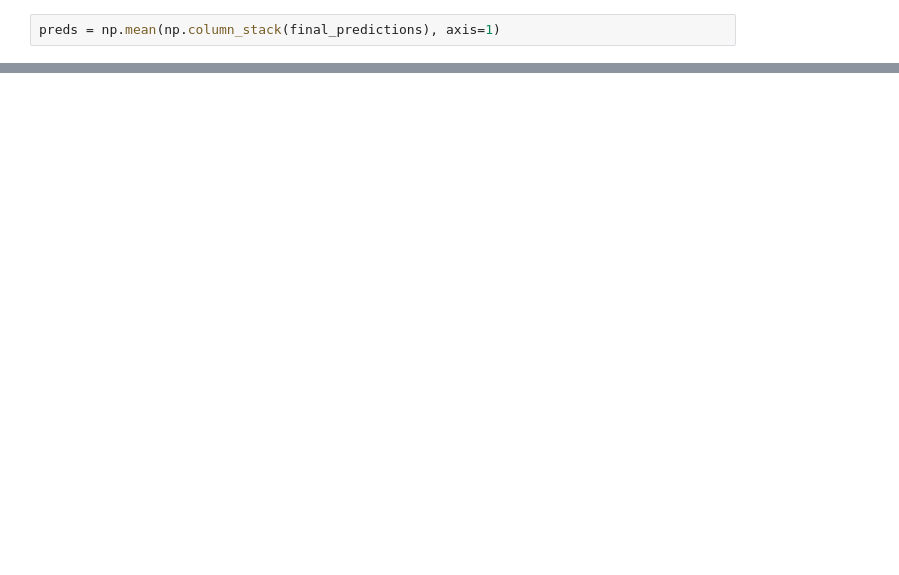
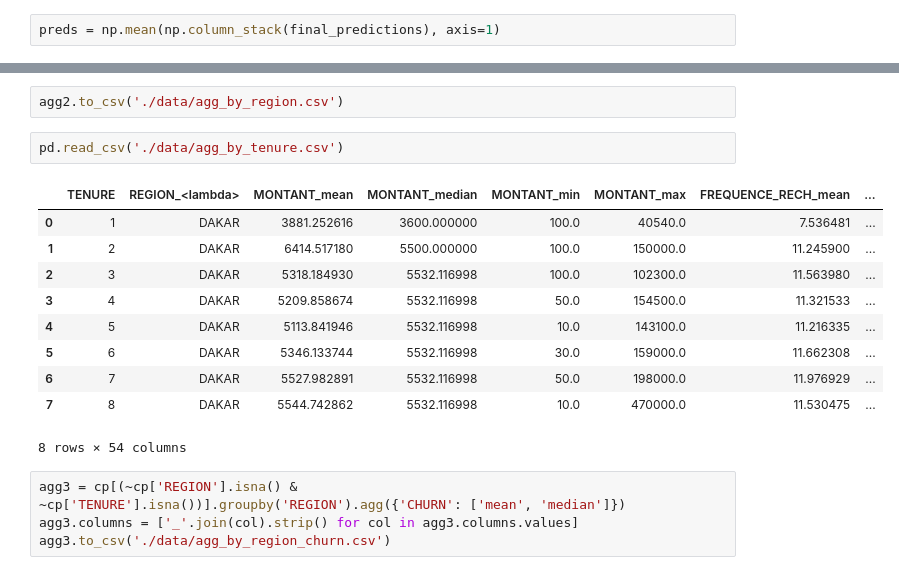
Before and after one commit to feeeper/zindi-expresso-churn-prediction-challenge, a Jupyter notebook: baseline.ipynb, the cells around one changed output, grey strips where cells are left out. Saved outputs shown, nothing was run; the diff lists cells and outputs as text; blank space fills up the shorter version.

```diff
--- a/baseline.ipynb
+++ b/baseline.ipynb
@@ -197,0 +269,19 @@ cp[~cp['REGION'].isna()].groupby('TENURE').agg({'REGION': lambda x: mode(x)[0],
+# %%
+agg2.to_csv('./data/agg_by_region.csv')
+# %%
+pd.read_csv('./data/agg_by_tenure.csv')
+# %% [output]
+|  | TENURE | REGION_<lambda> | MONTANT_mean | MONTANT_median | MONTANT_min | MONTANT_max | FREQUENCE_RECH_mean | ... |
+| 0 | 1 | DAKAR | 3881.252616 | 3600.000000 | 100.0 | 40540.0 | 7.536481 | ... |
+| 1 | 2 | DAKAR | 6414.517180 | 5500.000000 | 100.0 | 150000.0 | 11.245900 | ... |
+| 2 | 3 | DAKAR | 5318.184930 | 5532.116998 | 100.0 | 102300.0 | 11.563980 | ... |
+| 3 | 4 | DAKAR | 5209.858674 | 5532.116998 | 50.0 | 154500.0 | 11.321533 | ... |
+| 4 | 5 | DAKAR | 5113.841946 | 5532.116998 | 10.0 | 143100.0 | 11.216335 | ... |
+| 5 | 6 | DAKAR | 5346.133744 | 5532.116998 | 30.0 | 159000.0 | 11.662308 | ... |
+| 6 | 7 | DAKAR | 5527.982891 | 5532.116998 | 50.0 | 198000.0 | 11.976929 | ... |
+| 7 | 8 | DAKAR | 5544.742862 | 5532.116998 | 10.0 | 470000.0 | 11.530475 | ... |
+8 rows × 54 columns
+# %%
+agg3 = cp[(~cp['REGION'].isna() & ~cp['TENURE'].isna())].groupby('REGION').agg({'CHURN': ['mean', 'median']})
+agg3.columns = ['_'.join(col).strip() for col in agg3.columns.values]
+agg3.to_csv('./data/agg_by_region_churn.csv')
```
Also changed, not shown: parts of 13 cells of this notebook, 6 other files.
